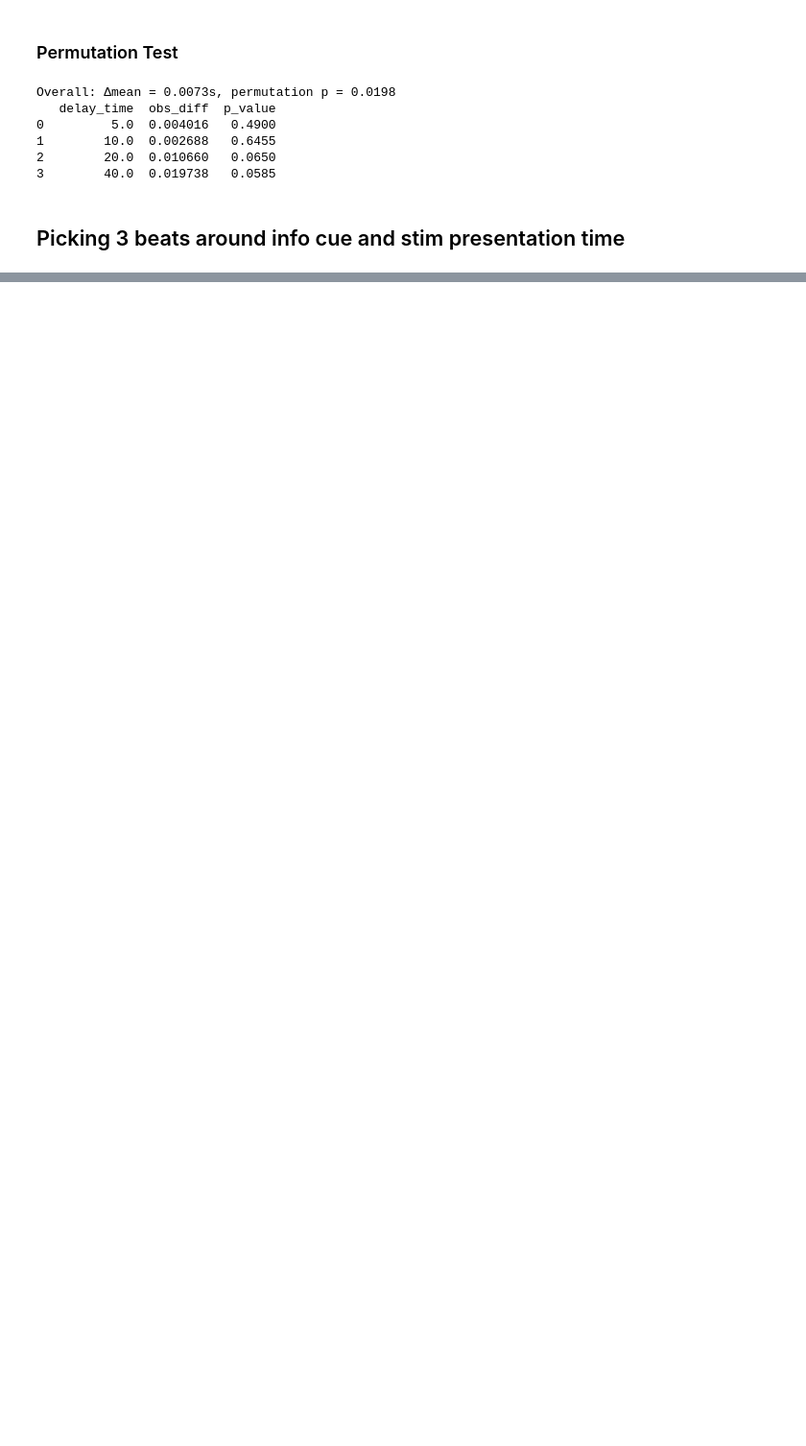
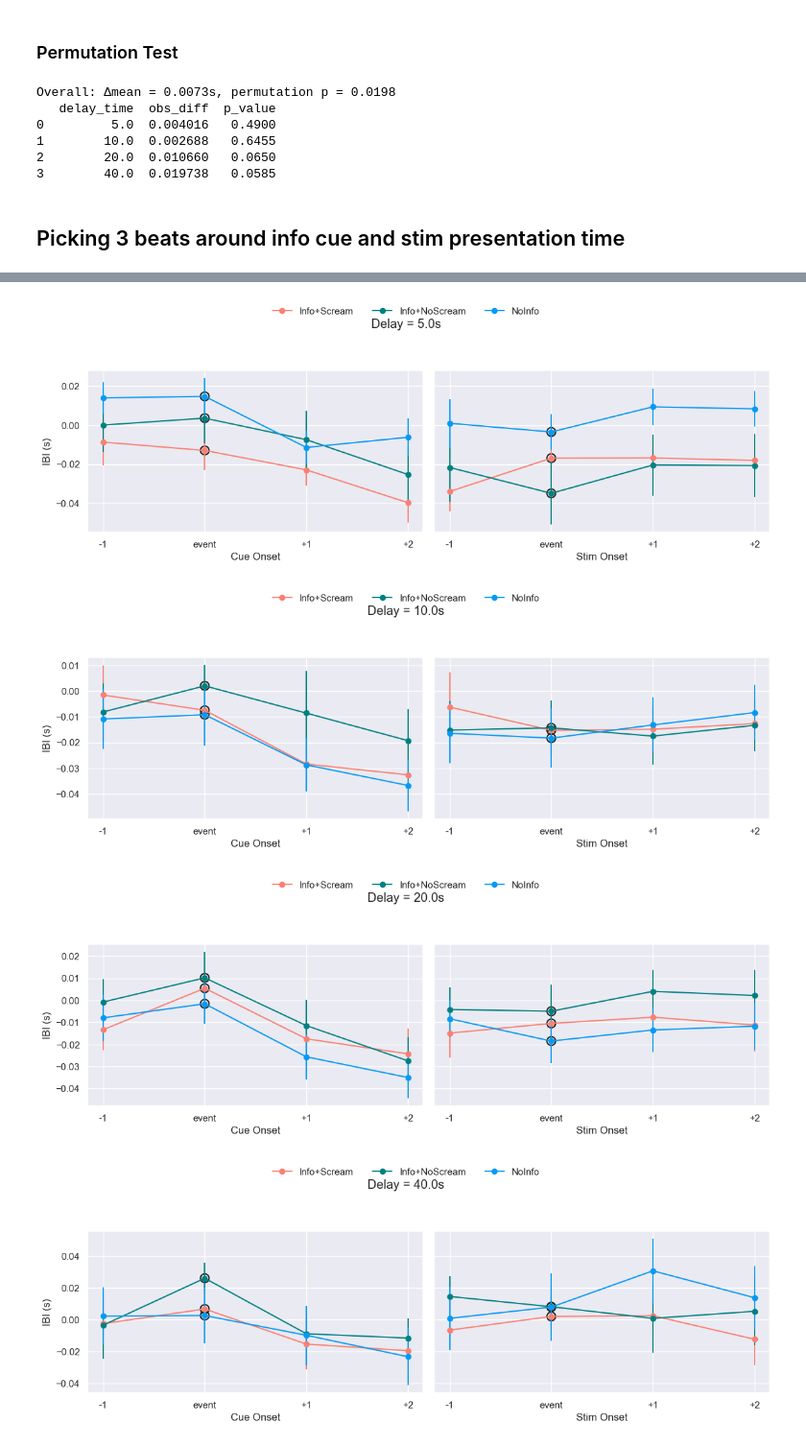
Before and after one commit to stelladongjz/Anticip_EKG_Analysis, a Jupyter notebook: Stella_AvAnt2025_AnalysisEKG_fromPreproc.ipynb, the cells around one changed output, grey strips where cells are left out. Shown at 96% size. Saved outputs shown, nothing was run; the diff lists cells and outputs as text; code cells hidden in the pictures; blank space fills up the shorter version.

Commit message:
completed 3-beats analysis

```diff
--- a/Stella_AvAnt2025_AnalysisEKG_fromPreproc.ipynb
+++ b/Stella_AvAnt2025_AnalysisEKG_fromPreproc.ipynb
@@ -184,7 +184,7 @@ def compute_IBI (data,baseline_df):
 
         #define start and end time of where ibi values will be extracted
         pre_window = 2.0 #adding 2 sec before infocue onset
-        post_window = 2.0 #adding 2 sec after outcome stimulus presentation
+        post_window = 4.0 #adding 4 sec after outcome stimulus presentation (outcome pres + end trial time)
         start = cueTime - pre_window
         end = stimTime + post_window
 
@@ -1185,0 +1370,33 @@ Overall: Δmean = 0.0073s, permutation p = 0.0198
+# %%
+stimInfo_scream_beats = extract_event_beats(stimInfo_scream_ibis)
+stimInfo_noScream_beats = extract_event_beats(stimInfo_noScream_ibis)
+stimNoInfo_beats = extract_event_beats(stimNoInfo_ibis)
+# %%
+# 1) Tag each with its condition
+stimInfo_scream_beats['condition']   = 'Info+Scream'
+stimInfo_noScream_beats['condition'] = 'Info+NoScream'
+stimNoInfo_beats['condition']        = 'NoInfo'
+
+# 2) Concatenate, remove 2 sec trials
+all_beats_df = pd.concat([
+    stimInfo_scream_beats,
+    stimInfo_noScream_beats,
+    stimNoInfo_beats
+], ignore_index=True)
+
+all_beats_df = all_beats_df[all_beats_df['delay_time'] !=2]
+
+# 3) Convert to dict, keyed by condition
+cond_labels = ['Info+Scream','Info+NoScream','NoInfo']
+combined_beats_dict = {
+    cond: all_beats_df[all_beats_df['condition'] == cond]
+                 .reset_index(drop=True)
+    for cond in cond_labels
+}
+# %%
+plot_event_beats(combined_beats_dict,cond_labels)
+# %% [output]
+[figure, added]
+[figure, added]
+[figure, added]
+[figure, added]
```
Also changed, not shown: parts of 20 cells of this notebook.
